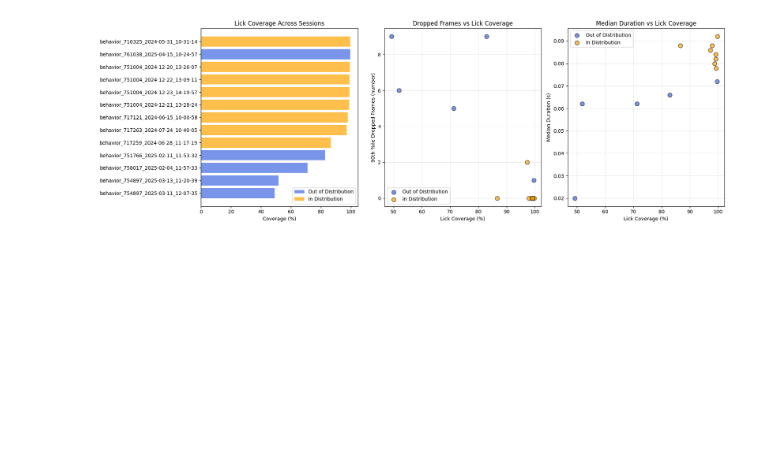
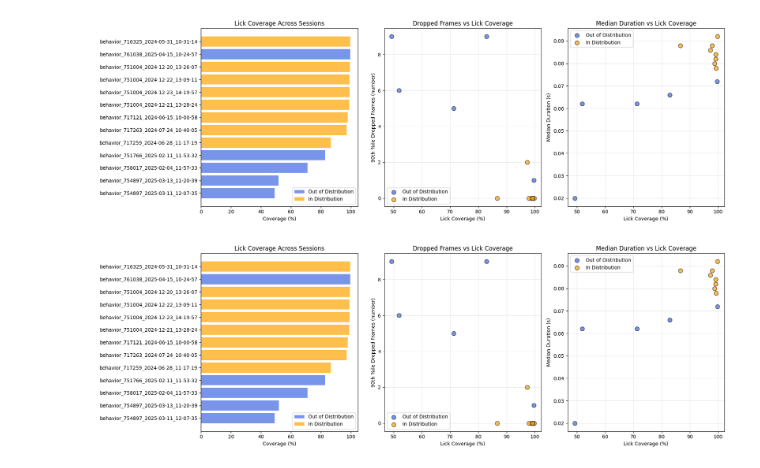
Before and after one commit to 1mattbecker/kinematics_analysis, a Jupyter notebook: code/test_session_quality_analysis.ipynb, the cells around one changed output. Cells and saved outputs as stored; diff of their text form; code cells hidden in the pictures; blank space fills up the shorter version.

Commit message:
session quality analysis

```diff
--- a/code/test_session_quality_analysis.ipynb
+++ b/code/test_session_quality_analysis.ipynb
@@ -225,0 +362,10 @@ from aind_dynamic_foraging_behavior_video_analysis.kinematics.video_clip_utils i
+# %%
+save_root_ood = "/root/capsule/scratch/session_analysis_out_of_distribution"
+summary_df_ood = load_summary_results(save_root_ood)
+
+save_root_id = "/root/capsule/scratch/session_analysis_in_distribution"
+summary_df_id = load_summary_results(save_root_id)
+
+plot_combined_summary_compare(summary_df_ood, summary_df_id)
+# %% [output]
+[figure, added]
```
Also changed, not shown: parts of 17 cells of this notebook, 2 other files.
